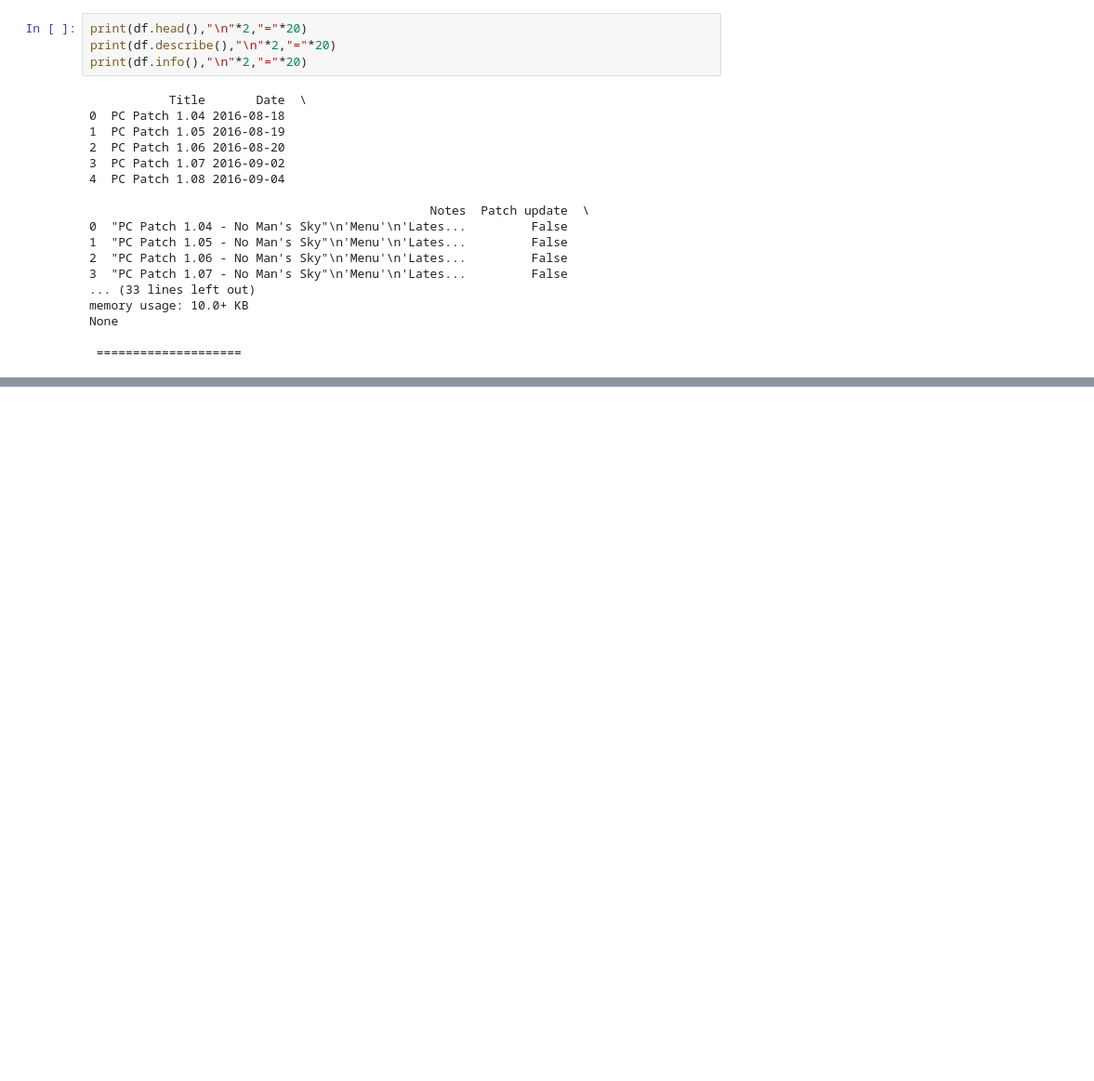
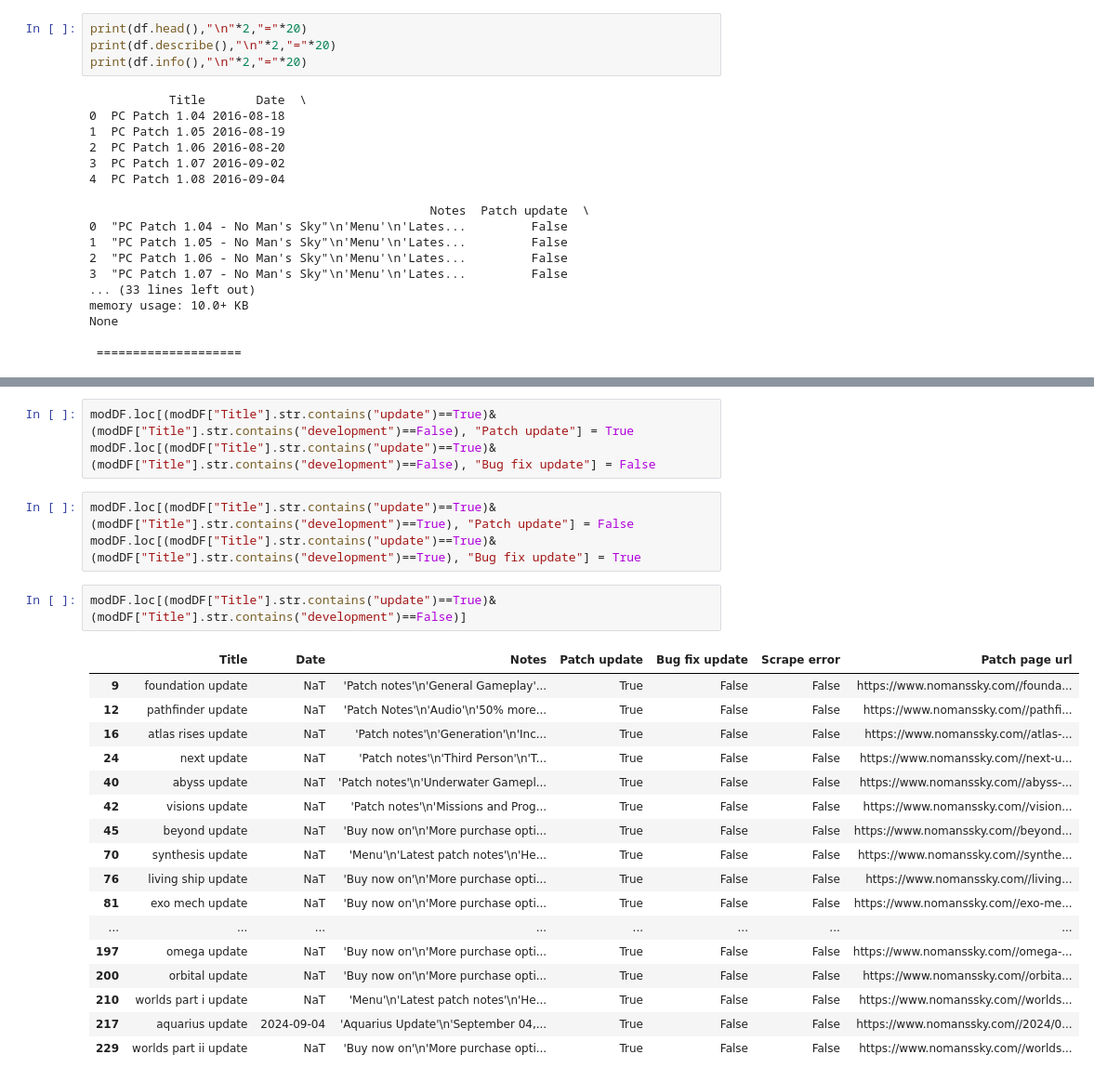
Before and after one commit to ATHannington/NMS-patch-to-rating-analysis, a Jupyter notebook: Clean_patch_note_data.ipynb, the cells around one changed output, grey strips where cells are left out. Shown: that part at 93% size. Drawn from its saved outputs; the diff is of its cells as text; blank space fills up the shorter version.

```diff
--- a/Clean_patch_note_data.ipynb
+++ b/Clean_patch_note_data.ipynb
@@ -65,0 +115,26 @@ sdbdf = sdbdf.replace(to_replace={"Patch Title":"No title"}, value = pd.NA)
+# %%
+modDF.loc[(modDF["Title"].str.contains("update")==True)&(modDF["Title"].str.contains("development")==False), "Patch update"] = True
+modDF.loc[(modDF["Title"].str.contains("update")==True)&(modDF["Title"].str.contains("development")==False), "Bug fix update"] = False
+# %%
+modDF.loc[(modDF["Title"].str.contains("update")==True)&(modDF["Title"].str.contains("development")==True), "Patch update"] = False
+modDF.loc[(modDF["Title"].str.contains("update")==True)&(modDF["Title"].str.contains("development")==True), "Bug fix update"] = True
+# %%
+modDF.loc[(modDF["Title"].str.contains("update")==True)&(modDF["Title"].str.contains("development")==False)]
+# %% [output]
+|  | Title | Date | Notes | Patch update | Bug fix update | Scrape error | Patch page url |
+| 9 | foundation update | NaT | 'Patch notes'\n'General Gameplay'... | True | False | False | https://www.nomanssky.com//founda... |
+| 12 | pathfinder update | NaT | 'Patch Notes'\n'Audio'\n'50% more... | True | False | False | https://www.nomanssky.com//pathfi... |
+| 16 | atlas rises update | NaT | 'Patch notes'\n'Generation'\n'Inc... | True | False | False | https://www.nomanssky.com//atlas-... |
+| 24 | next update | NaT | 'Patch notes'\n'Third Person'\n'T... | True | False | False | https://www.nomanssky.com//next-u... |
+| 40 | abyss update | NaT | 'Patch notes'\n'Underwater Gamepl... | True | False | False | https://www.nomanssky.com//abyss-... |
+| 42 | visions update | NaT | 'Patch notes'\n'Missions and Prog... | True | False | False | https://www.nomanssky.com//vision... |
+| 45 | beyond update | NaT | 'Buy now on'\n'More purchase opti... | True | False | False | https://www.nomanssky.com//beyond... |
+| 70 | synthesis update | NaT | 'Menu'\n'Latest patch notes'\n'He... | True | False | False | https://www.nomanssky.com//synthe... |
+| 76 | living ship update | NaT | 'Buy now on'\n'More purchase opti... | True | False | False | https://www.nomanssky.com//living... |
+| 81 | exo mech update | NaT | 'Buy now on'\n'More purchase opti... | True | False | False | https://www.nomanssky.com//exo-me... |
+| ... | ... | ... | ... | ... | ... | ... | ... |
+| 197 | omega update | NaT | 'Buy now on'\n'More purchase opti... | True | False | False | https://www.nomanssky.com//omega-... |
+| 200 | orbital update | NaT | 'Buy now on'\n'More purchase opti... | True | False | False | https://www.nomanssky.com//orbita... |
+| 210 | worlds part i update | NaT | 'Menu'\n'Latest patch notes'\n'He... | True | False | False | https://www.nomanssky.com//worlds... |
+| 217 | aquarius update | 2024-09-04 | 'Aquarius Update'\n'September 04,... | True | False | False | https://www.nomanssky.com//2024/0... |
+| 229 | worlds part ii update | NaT | 'Buy now on'\n'More purchase opti... | True | False | False | https://www.nomanssky.com//worlds... |
```
Also changed, not shown: parts of 39 cells of this notebook.
